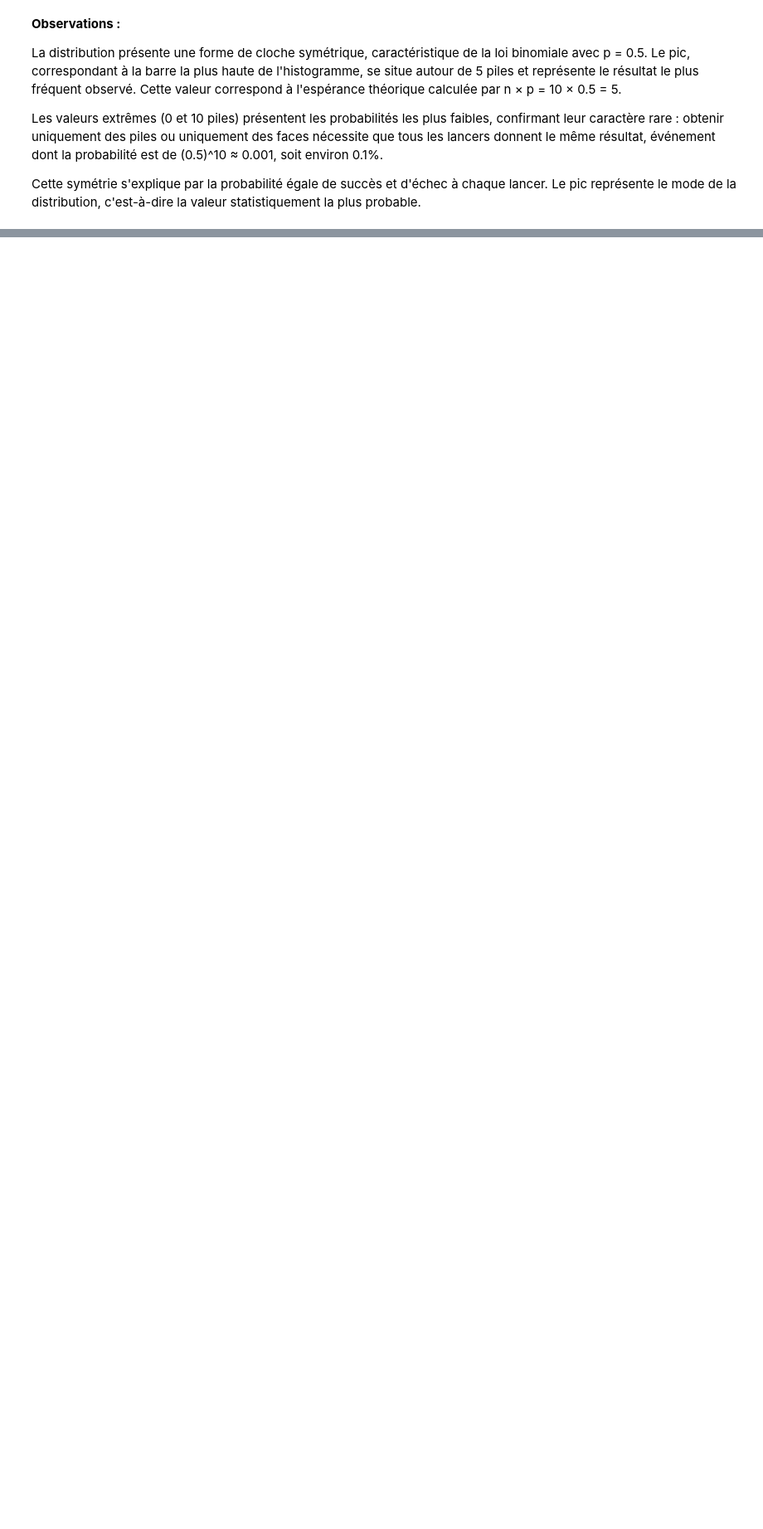
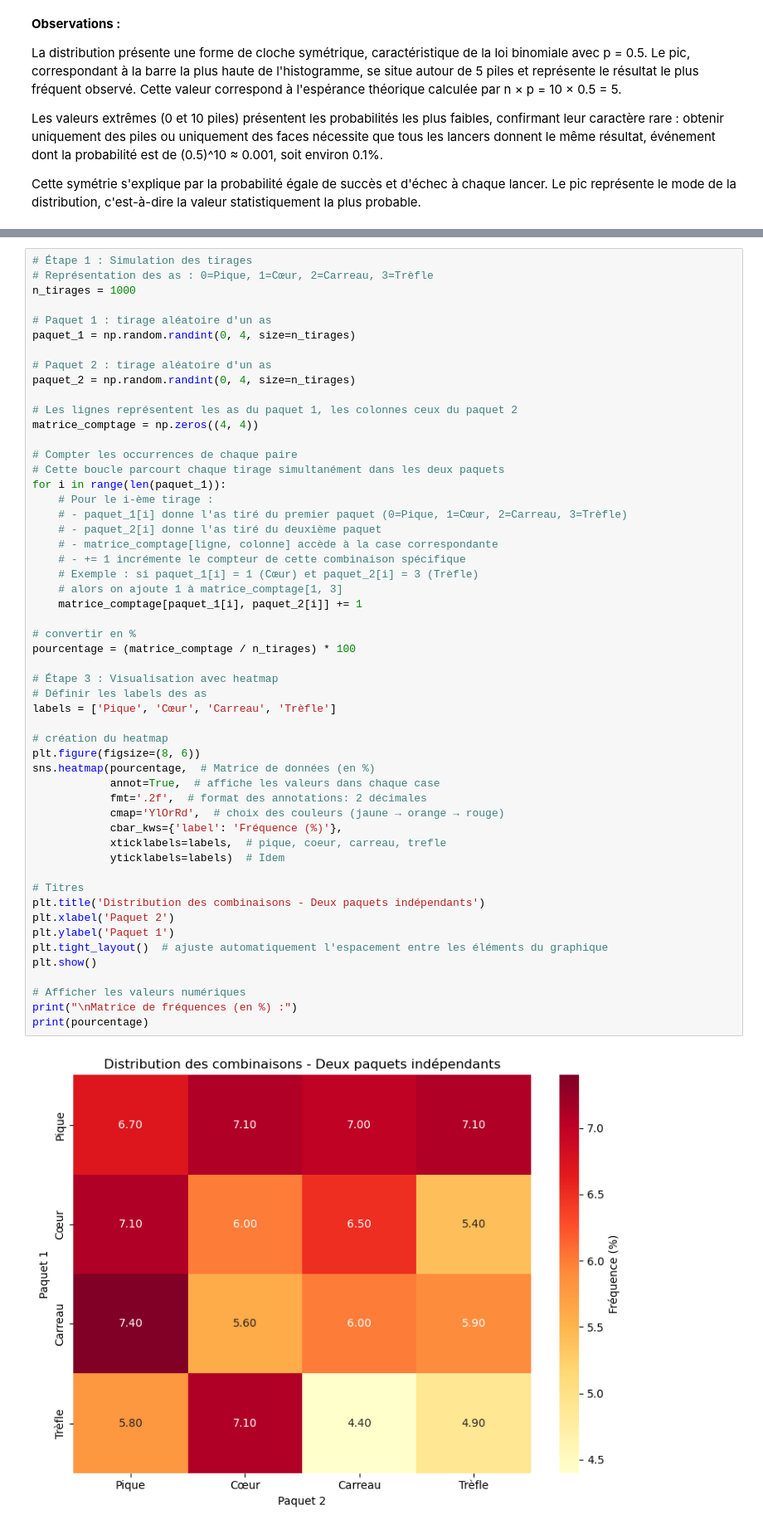
Before and after one commit to Paul-Emmanuel-Buffe/philomathia, a Jupyter notebook: notebooks/philomathia.ipynb, the cells around one changed output, grey strips where cells are left out. Shown at 83% size. Saved outputs shown, nothing was run; the diff lists cells and outputs as text; blank space fills up the shorter version.

Commit message:
notebook:variables indépendantes done

```diff
--- a/notebooks/philomathia.ipynb
+++ b/notebooks/philomathia.ipynb
@@ -163,0 +279,55 @@ Cette symétrie s'explique par la probabilité égale de succès et d'échec à
+# %%
+# Étape 1 : Simulation des tirages
+# Représentation des as : 0=Pique, 1=Cœur, 2=Carreau, 3=Trèfle
+n_tirages = 1000
+
+# Paquet 1 : tirage aléatoire d'un as
+paquet_1 = np.random.randint(0, 4, size=n_tirages)
+
+# Paquet 2 : tirage aléatoire d'un as
+paquet_2 = np.random.randint(0, 4, size=n_tirages)
+
+# Les lignes représentent les as du paquet 1, les colonnes ceux du paquet 2
+matrice_comptage = np.zeros((4, 4))
+
+# Compter les occurrences de chaque paire
+# Cette boucle parcourt chaque tirage simultanément dans les deux paquets
+for i in range(len(paquet_1)):
+    # Pour le i-ème tirage :
+    # - paquet_1[i] donne l'as tiré du premier paquet (0=Pique, 1=Cœur, 2=Carreau, 3=Trèfle)
+    # - paquet_2[i] donne l'as tiré du deuxième paquet
+    # - matrice_comptage[ligne, colonne] accède à la case correspondante
+    # - += 1 incrémente le compteur de cette combinaison spécifique
+    # Exemple : si paquet_1[i] = 1 (Cœur) et paquet_2[i] = 3 (Trèfle)
+    # alors on ajoute 1 à matrice_comptage[1, 3]
+    matrice_comptage[paquet_1[i], paquet_2[i]] += 1
+
+# convertir en %
+pourcentage = (matrice_comptage / n_tirages) * 100
+
+# Étape 3 : Visualisation avec heatmap
+# Définir les labels des as
+labels = ['Pique', 'Cœur', 'Carreau', 'Trèfle']
+
+# création du heatmap
+plt.figure(figsize=(8, 6))
+sns.heatmap(pourcentage,  # Matrice de données (en %)
+            annot=True,  # affiche les valeurs dans chaque case
+            fmt='.2f',  # format des annotations: 2 décimales
+            cmap='YlOrRd',  # choix des couleurs (jaune → orange → rouge)
+            cbar_kws={'label': 'Fréquence (%)'},
+            xticklabels=labels,  # pique, coeur, carreau, trefle
+            yticklabels=labels)  # Idem
+
+# Titres
+plt.title('Distribution des combinaisons - Deux paquets indépendants')
+plt.xlabel('Paquet 2')
+plt.ylabel('Paquet 1')
+plt.tight_layout()  # ajuste automatiquement l'espacement entre les éléments du graphique
+plt.show()
+
+# Afficher les valeurs numériques
+print("\nMatrice de fréquences (en %) :")
+print(pourcentage)
+# %% [output]
+[figure, added]
```
Also changed, not shown: parts of 9 cells of this notebook.
